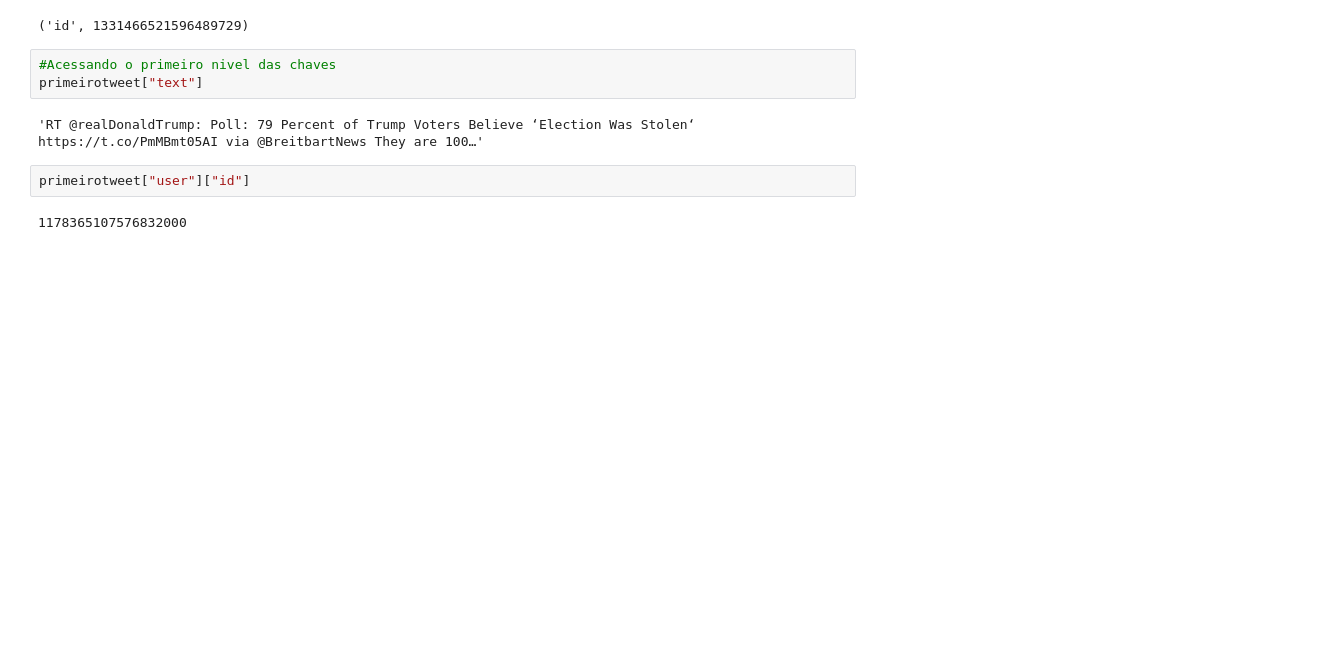
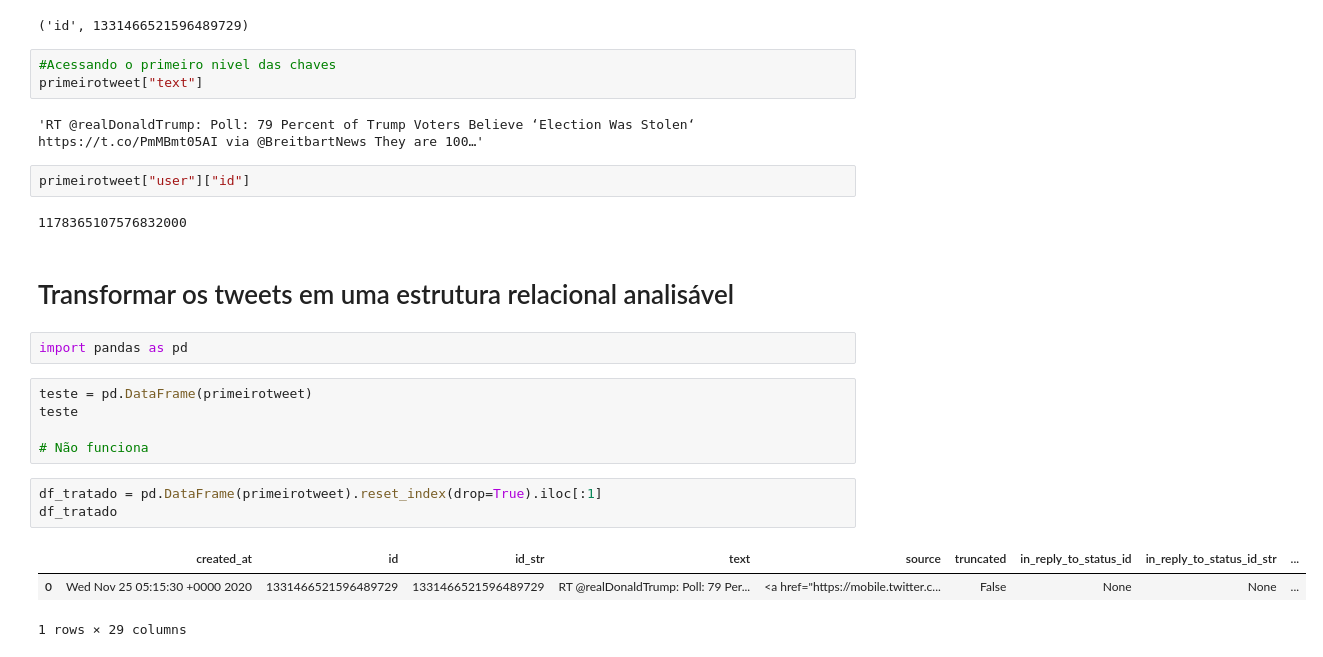
Before and after one commit to tiagojaques/igti_bootcamp_data_engineer, a Jupyter notebook: Modulo 01/extract_analyze_tweets.ipynb, the cells around one changed output. Cells and saved outputs as stored; diff of their text form; blank space fills up the shorter version.

```diff
--- a/Modulo 01/extract_analyze_tweets.ipynb
+++ b/Modulo 01/extract_analyze_tweets.ipynb
@@ -114,3 +114,19 @@ primeirotweet["text"]
 primeirotweet["user"]["id"]
 # %% [output]
 1178365107576832000
+# %% [markdown]
+# Transformar os tweets em uma estrutura relacional analisável
+# %%
+import pandas as pd
+# %%
+teste = pd.DataFrame(primeirotweet)
+teste
+
+# Não funciona
+# %%
+df_tratado = pd.DataFrame(primeirotweet).reset_index(drop=True).iloc[:1]
+df_tratado
+# %% [output]
+|  | created_at | id | id_str | text | source | truncated | in_reply_to_status_id | in_reply_to_status_id_str | ... |
+| 0 | Wed Nov 25 05:15:30 +0000 2020 | 1331466521596489729 | 1331466521596489729 | RT @realDonaldTrump: Poll: 79 Per... | <a href="https://mobile.twitter.c... | False | None | None | ... |
+1 rows × 29 columns
```
Also changed, not shown: parts of 20 cells of this notebook.
